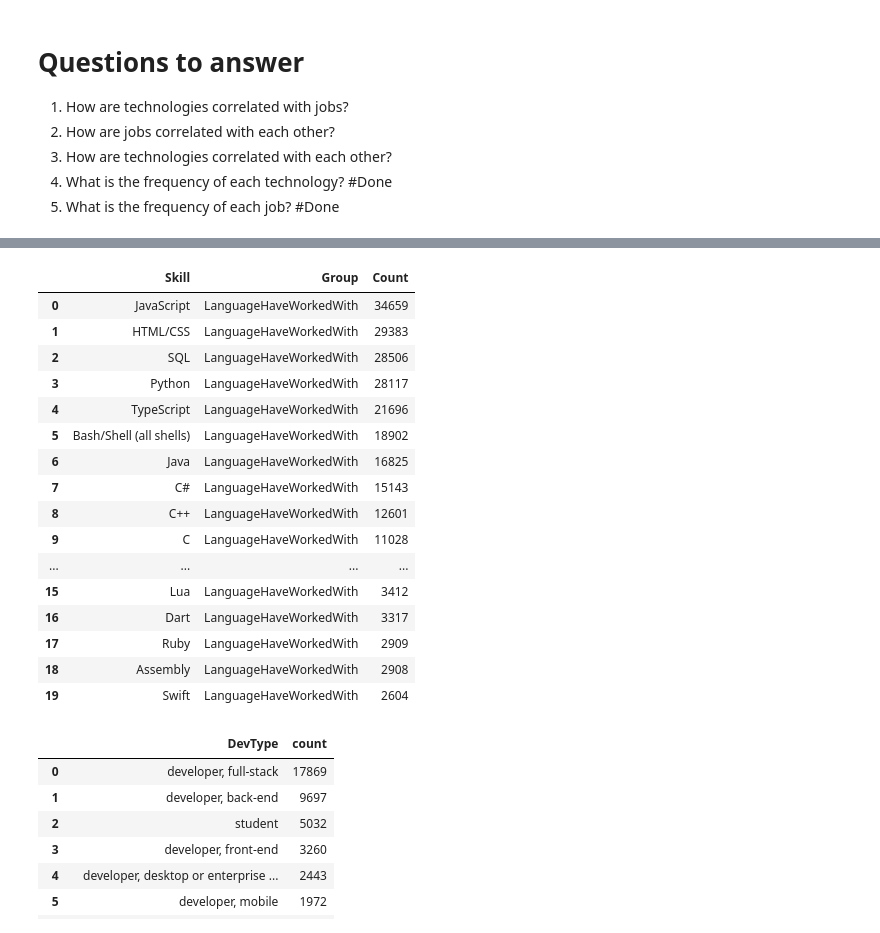
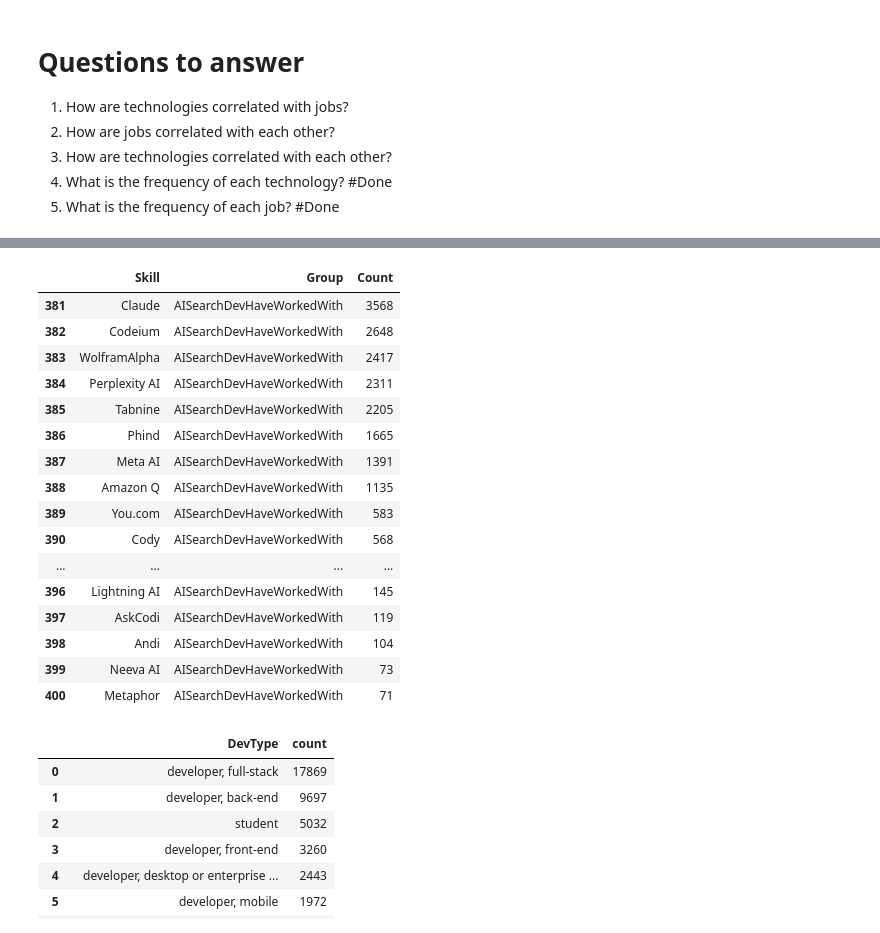
Before and after one commit to YoussefMakram27/Stack_overflow_survey_2024, a Jupyter notebook: 03_data_analysis.ipynb, the cells around one changed output, grey strips where cells are left out. Saved outputs shown, nothing was run; the diff lists cells and outputs as text; code cells hidden in the pictures.

```diff
--- a/03_data_analysis.ipynb
+++ b/03_data_analysis.ipynb
@@ -40,3 +41,5 @@ pd.set_option('display.max_rows', None)
 # %%
 cleaned_df = pd.read_pickle(Data_Path)
 cleaned_df.reset_index(drop=True, inplace=True)
+# %%
+small_df = cleaned_df.sample(frac = 0.25, random_state = 42).reset_index(drop = True)
@@ -43,3 +50,3 @@ cleaned_df.reset_index(drop=True, inplace=True)
 # %%
-cleaned_df.drop(columns=['YearsCodePro', 'WorkExp'], inplace=True)
+small_df.drop(columns=['YearsCodePro', 'WorkExp'], inplace=True)
 # %%
@@ -54,5 +61,5 @@ cleaned_df.head()
 # %%
-df = cleaned_df.copy()
+df = small_df.copy()
 # %%
 jobs = df['DevType'].unique()
 jobs
@@ -98,29 +105,29 @@ Technologies_values_dict
 # %%
 data = []
 for keys, values in Technologies_values_dict.items():
     values_count = pd.Series(values).value_counts()
     for value, count in values_count.items():
         data.append({'Skill': value, 'Group': keys, 'Count': count})
 skills_freq = pd.DataFrame(data)
-skills_freq.head(20)
+skills_freq.tail(20)
 # %% [output]
 |  | Skill | Group | Count |
-| 0 | JavaScript | LanguageHaveWorkedWith | 34659 |
-| 1 | HTML/CSS | LanguageHaveWorkedWith | 29383 |
-| 2 | SQL | LanguageHaveWorkedWith | 28506 |
-| 3 | Python | LanguageHaveWorkedWith | 28117 |
-| 4 | TypeScript | LanguageHaveWorkedWith | 21696 |
-| 5 | Bash/Shell (all shells) | LanguageHaveWorkedWith | 18902 |
-| 6 | Java | LanguageHaveWorkedWith | 16825 |
-| 7 | C# | LanguageHaveWorkedWith | 15143 |
-| 8 | C++ | LanguageHaveWorkedWith | 12601 |
-| 9 | C | LanguageHaveWorkedWith | 11028 |
+| 381 | Claude | AISearchDevHaveWorkedWith | 3568 |
+| 382 | Codeium | AISearchDevHaveWorkedWith | 2648 |
+| 383 | WolframAlpha | AISearchDevHaveWorkedWith | 2417 |
+| 384 | Perplexity AI | AISearchDevHaveWorkedWith | 2311 |
+| 385 | Tabnine | AISearchDevHaveWorkedWith | 2205 |
+| 386 | Phind | AISearchDevHaveWorkedWith | 1665 |
+| 387 | Meta AI | AISearchDevHaveWorkedWith | 1391 |
+| 388 | Amazon Q | AISearchDevHaveWorkedWith | 1135 |
+| 389 | You.com | AISearchDevHaveWorkedWith | 583 |
+| 390 | Cody | AISearchDevHaveWorkedWith | 568 |
 | ... | ... | ... | ... |
-| 15 | Lua | LanguageHaveWorkedWith | 3412 |
-| 16 | Dart | LanguageHaveWorkedWith | 3317 |
-| 17 | Ruby | LanguageHaveWorkedWith | 2909 |
-| 18 | Assembly | LanguageHaveWorkedWith | 2908 |
-| 19 | Swift | LanguageHaveWorkedWith | 2604 |
+| 396 | Lightning AI | AISearchDevHaveWorkedWith | 145 |
+| 397 | AskCodi | AISearchDevHaveWorkedWith | 119 |
+| 398 | Andi | AISearchDevHaveWorkedWith | 104 |
+| 399 | Neeva AI | AISearchDevHaveWorkedWith | 73 |
+| 400 | Metaphor | AISearchDevHaveWorkedWith | 71 |
 # %%
 fig = px.treemap(skills_freq, path  = [px.Constant('Technology Freq'),'Group', 'Skill'], values='Count', color_continuous_scale='deep',
                 color='Count' ,title='Technology Treemap')
```
Also changed, not shown: parts of 14 cells of this notebook, 3 other files.
